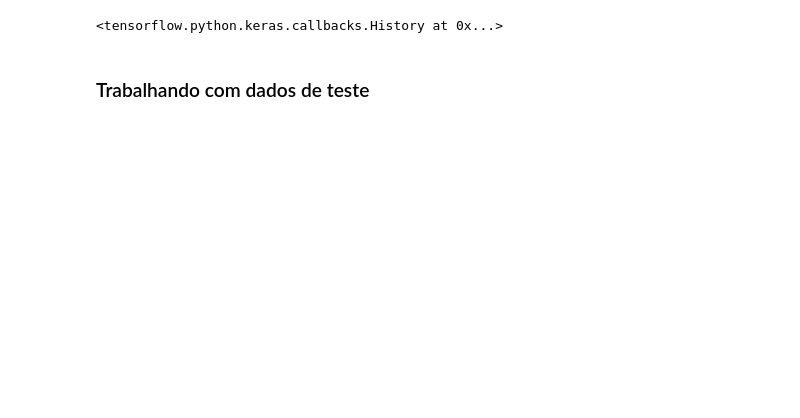
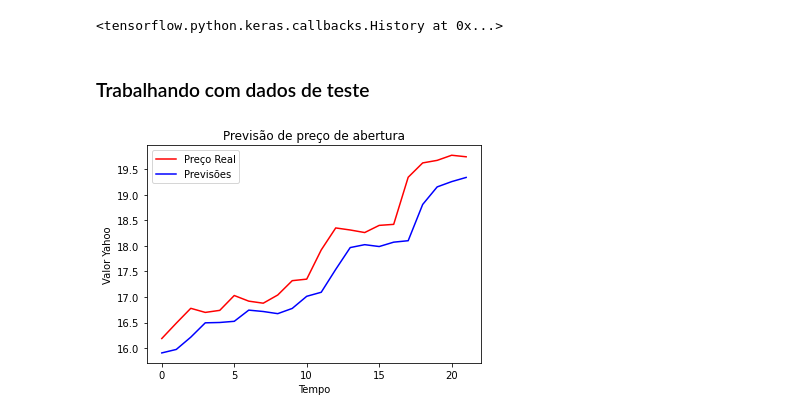
Before and after one commit to Lucasnobrepro/Deep-Learning-DL, a Jupyter notebook: 09-RCNN/01-RCNN_unique_out.ipynb, the cells around one changed output. Drawn from its saved outputs; the diff is of its cells as text; code cells hidden in the pictures; blank space fills up the shorter version.

Commit message:
add plot

```diff
--- a/09-RCNN/01-RCNN_unique_out.ipynb
+++ b/09-RCNN/01-RCNN_unique_out.ipynb
@@ -45,15 +47,15 @@ def createNetwork():
     model.add(LSTM(units=100, return_sequences=True, input_shape = (pred.shape[1], 1)))
     model.add(Dropout(0.3))
     # Camada oculta 01;
-    model.add(LSTM(units=50, return_sequences=True))
+    model.add(LSTM(units=80, return_sequences=True))
     model.add(Dropout(0.3))
 
     # Camada oculta 02;
-    model.add(LSTM(units=50, return_sequences=True))
+    model.add(LSTM(units=80, return_sequences=True))
     model.add(Dropout(0.3))
 
     # Camada oculta 03;
-    model.add(LSTM(units=50))
+    model.add(LSTM(units=80))
     model.add(Dropout(0.3))
 
     # Camada de saída;
@@ -67,5 +69,5 @@ def createNetwork():
 # Treinando modelo
 regressor = createNetwork()
 
-regressor.fit(pred, real, epochs=100, batch_size= 32 )
+regressor.fit(pred, real, epochs=200, batch_size= 64 )
 # %% [output]
@@ -114,3 +116,14 @@ X_test = np.reshape(X_test, (X_test.shape[0], X_test.shape[1], 1))
 
 pred_test = regressor.predict(X_test)
 pred_test = normalizador.inverse_transform(pred_test)
+# %%
+# Criando Grafico;
+plt.plot(test, color="red", label="Preço Real" )
+plt.plot(pred_test, color="blue", label="Previsões")
+plt.title("Previsão de preço de abertura")
+plt.xlabel("Tempo")
+plt.ylabel("Valor Yahoo")
+plt.legend()
+plt.show();
+# %% [output]
+[figure, added]
```
Also changed, not shown: parts of 3 cells of this notebook.
